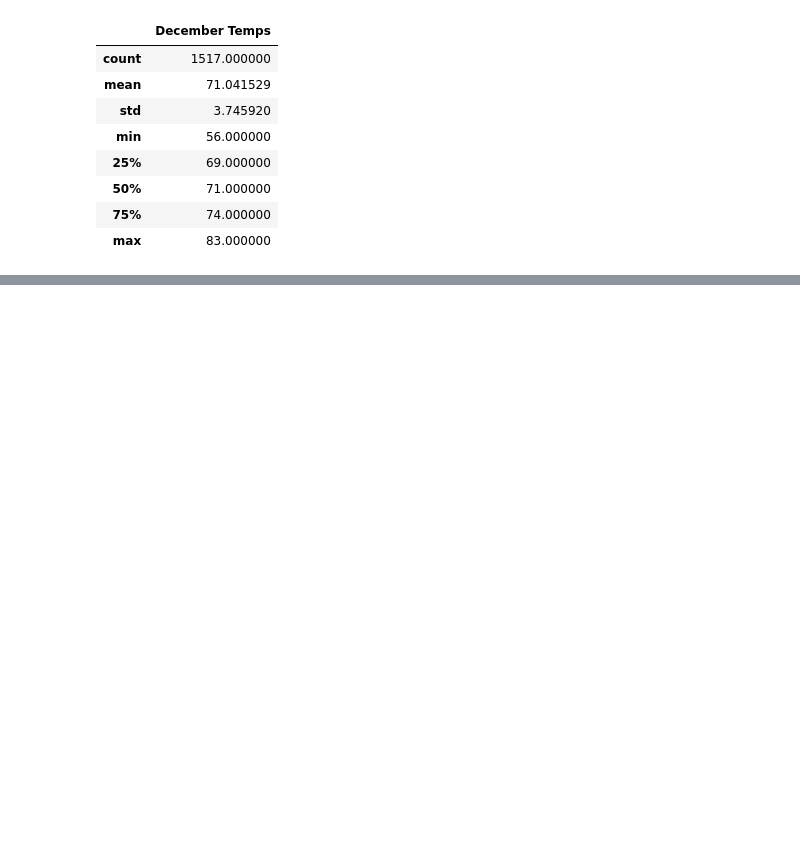
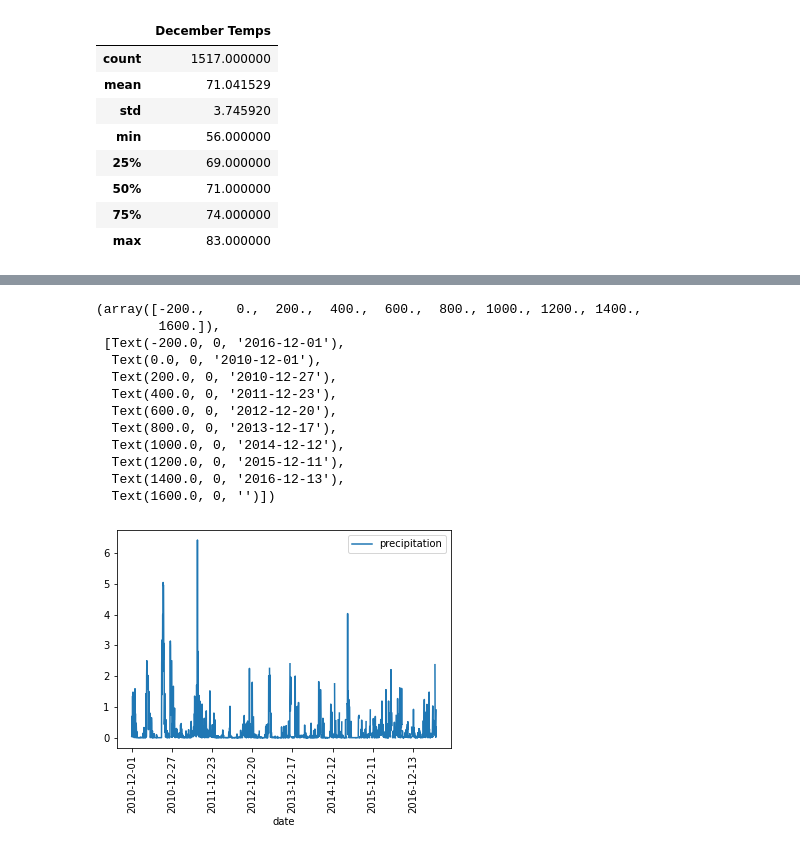
Before and after one commit to wallaceportia/surfs_up, a Jupyter notebook: SurfsUp_Challenge.ipynb, the cells around one changed output, grey strips where cells are left out. Cells and saved outputs as stored; diff of their text form; code cells hidden in the pictures; blank space fills up the shorter version.

```diff
--- a/SurfsUp_Challenge.ipynb
+++ b/SurfsUp_Challenge.ipynb
@@ -83,0 +255,5 @@ Dec_temp.describe()
+# %%
+#results = session.query(Measurement.prcp).\
+#filter(extract('month', Measurement.date) == 12).all()
+results = session.query(Measurement.date, Measurement.prcp).filter(extract('month',Measurement.date) == 12).all()
+results
@@ -83,0 +278,3 @@ Dec_temp.describe()
+# %%
+Dec_prcp = pd.DataFrame(results, columns=['date','precipitation'])
+Dec_prcp.head(15)
@@ -83,0 +298,5 @@ Dec_temp.describe()
+# %%
+#Dec_prcp.set_index(Dec_prcp['Measurement.date'], inplace=True)
+#print(Dec_prcp)
+Dec_prcp.set_index(Dec_prcp['date'], inplace=True)
+print(Dec_prcp)
@@ -83,0 +339,4 @@ Dec_temp.describe()
+# %%
+# Sort the dataframe by date
+Dec_prcp = Dec_prcp.sort_index()
+Dec_prcp
@@ -83,0 +378,18 @@ Dec_temp.describe()
+# %%
+# Use Pandas Plotting with Matplotlib to plot the data
+Dec_prcp.plot()
+plt.xticks(rotation=90)
+# %% [output]
+(array([-200.,    0.,  200.,  400.,  600.,  800., 1000., 1200., 1400.,
+        1600.]),
+ [Text(-200.0, 0, '2016-12-01'),
+  Text(0.0, 0, '2010-12-01'),
+  Text(200.0, 0, '2010-12-27'),
+  Text(400.0, 0, '2011-12-23'),
+  Text(600.0, 0, '2012-12-20'),
+  Text(800.0, 0, '2013-12-17'),
+  Text(1000.0, 0, '2014-12-12'),
+  Text(1200.0, 0, '2015-12-11'),
+  Text(1400.0, 0, '2016-12-13'),
+  Text(1600.0, 0, '')])
+[figure, added]
```
Also changed, not shown: parts of 25 cells of this notebook, 2 other files.
